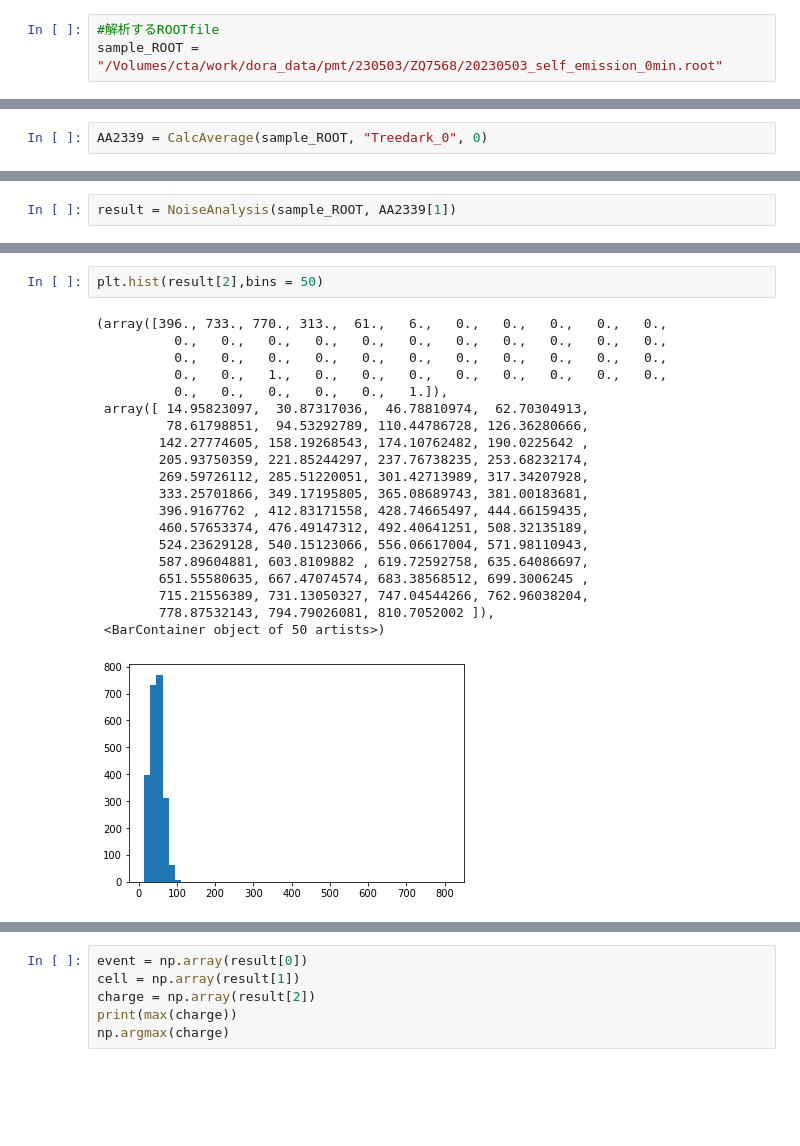
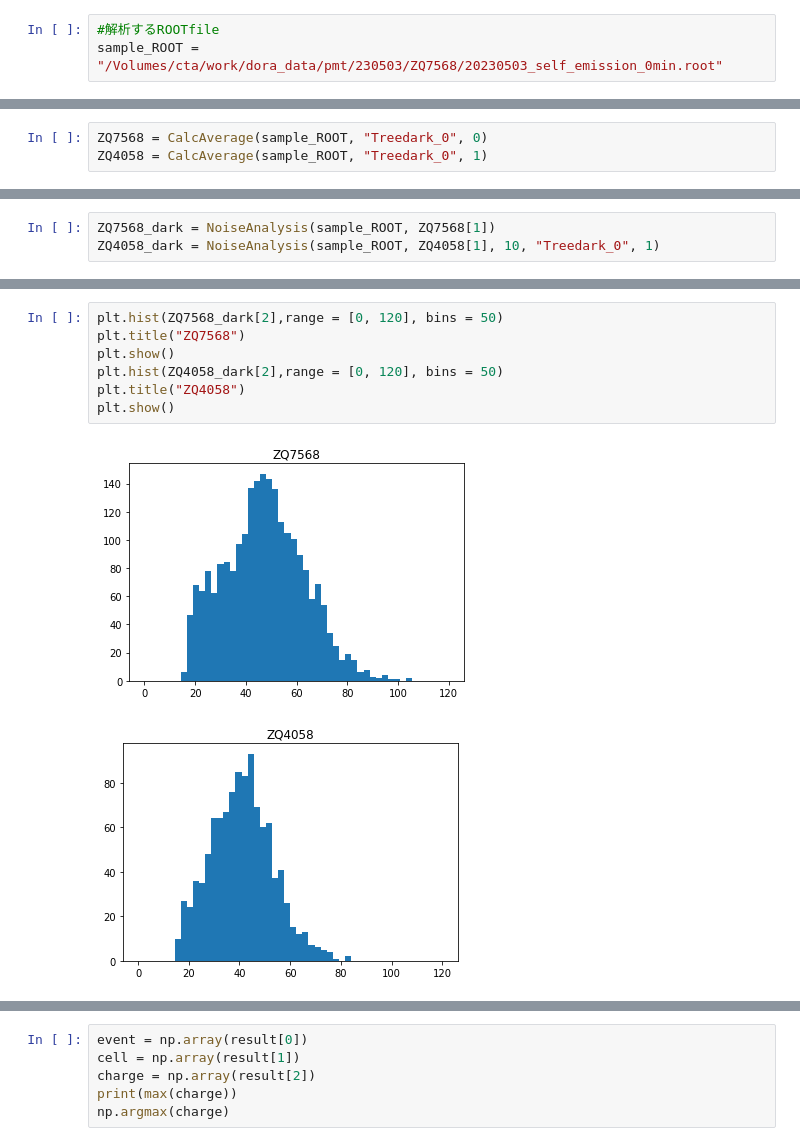
Before and after one commit to Ted2021/PMT_8dy_Analysis, a Jupyter notebook: notebook/Analysis_sample.ipynb, the cells around one changed output, grey strips where cells are left out. Cells and saved outputs as stored; diff of their text form; blank space fills up the shorter version.

```diff
--- a/notebook/Analysis_sample.ipynb
+++ b/notebook/Analysis_sample.ipynb
@@ -65,4 +77,5 @@ def NoiseAnalysis(file_path, average_wave, thres = 10, tree_name = "Treedark_0",
     RT.NoiseAnalysis(file_path, tree_name, wave_p, wave_n, thres, wave, event, cell, charge)
     return event, cell, charge
 # %%
-AA2339 = CalcAverage(sample_ROOT, "Treedark_0", 0)
+ZQ7568 = CalcAverage(sample_ROOT, "Treedark_0", 0)
+ZQ4058 = CalcAverage(sample_ROOT, "Treedark_0", 1)
@@ -69,2 +90,3 @@ AA2339 = CalcAverage(sample_ROOT, "Treedark_0", 0)
 # %%
-result = NoiseAnalysis(sample_ROOT, AA2339[1])
+ZQ7568_dark = NoiseAnalysis(sample_ROOT, ZQ7568[1])
+ZQ4058_dark = NoiseAnalysis(sample_ROOT, ZQ4058[1], 10, "Treedark_0", 1)
@@ -81,23 +93,10 @@ plt.show()
 # %%
-plt.hist(result[2],bins = 50)
+plt.hist(ZQ7568_dark[2],range = [0, 120], bins = 50)
+plt.title("ZQ7568")
+plt.show()
+plt.hist(ZQ4058_dark[2],range = [0, 120], bins = 50)
+plt.title("ZQ4058")
+plt.show()
 # %% [output]
-(array([396., 733., 770., 313.,  61.,   6.,   0.,   0.,   0.,   0.,   0.,
-          0.,   0.,   0.,   0.,   0.,   0.,   0.,   0.,   0.,   0.,   0.,
-          0.,   0.,   0.,   0.,   0.,   0.,   0.,   0.,   0.,   0.,   0.,
-          0.,   0.,   1.,   0.,   0.,   0.,   0.,   0.,   0.,   0.,   0.,
-          0.,   0.,   0.,   0.,   0.,   1.]),
- array([ 14.95823097,  30.87317036,  46.78810974,  62.70304913,
-         78.61798851,  94.53292789, 110.44786728, 126.36280666,
-        142.27774605, 158.19268543, 174.10762482, 190.0225642 ,
-        205.93750359, 221.85244297, 237.76738235, 253.68232174,
-        269.59726112, 285.51220051, 301.42713989, 317.34207928,
-        333.25701866, 349.17195805, 365.08689743, 381.00183681,
-        396.9167762 , 412.83171558, 428.74665497, 444.66159435,
-        460.57653374, 476.49147312, 492.40641251, 508.32135189,
-        524.23629128, 540.15123066, 556.06617004, 571.98110943,
-        587.89604881, 603.8109882 , 619.72592758, 635.64086697,
-        651.55580635, 667.47074574, 683.38568512, 699.3006245 ,
-        715.21556389, 731.13050327, 747.04544266, 762.96038204,
-        778.87532143, 794.79026081, 810.7052002 ]),
- <BarContainer object of 50 artists>)
-[figure, old version]
+[figure, new version]
+[figure, added]
```
Also changed, not shown: parts of 10 cells of this notebook, 1 other file.
